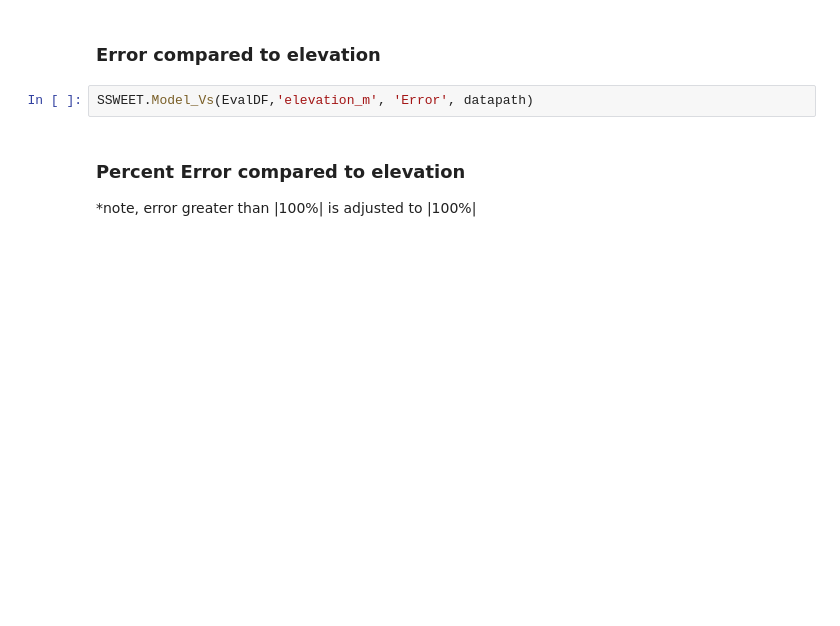
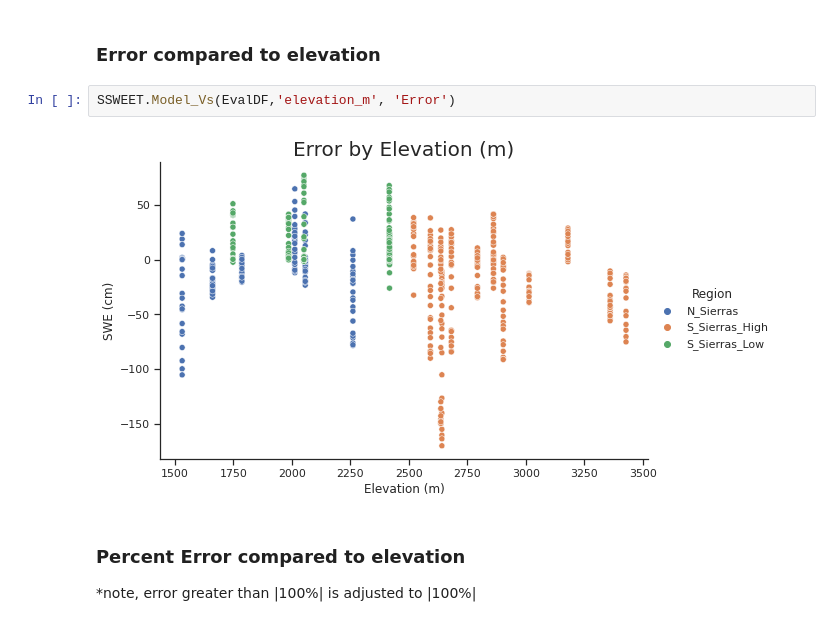
Before and after one commit to whitelightning450/SWEML, a Jupyter notebook: Model/LSTM/Hindcast_Evaluation.ipynb, the cells around one changed output. Cells and saved outputs as stored; diff of their text form; blank space fills up the shorter version.

```diff
--- a/Model/LSTM/Hindcast_Evaluation.ipynb
+++ b/Model/LSTM/Hindcast_Evaluation.ipynb
@@ -105,7 +109,9 @@ SSWEET.Model_Vs(EvalDF,'WYWeek', 'Error', datapath)
 # %% [markdown]
 ### Error compared to elevation
 # %%
-SSWEET.Model_Vs(EvalDF,'elevation_m', 'Error', datapath)
+SSWEET.Model_Vs(EvalDF,'elevation_m', 'Error')
+# %% [output]
+[figure, added]
 # %% [markdown]
 ### Percent Error compared to elevation
 *note, error greater than |100%| is adjusted to |100%|
```
Also changed, not shown: parts of 17 cells of this notebook, 1 other file.
